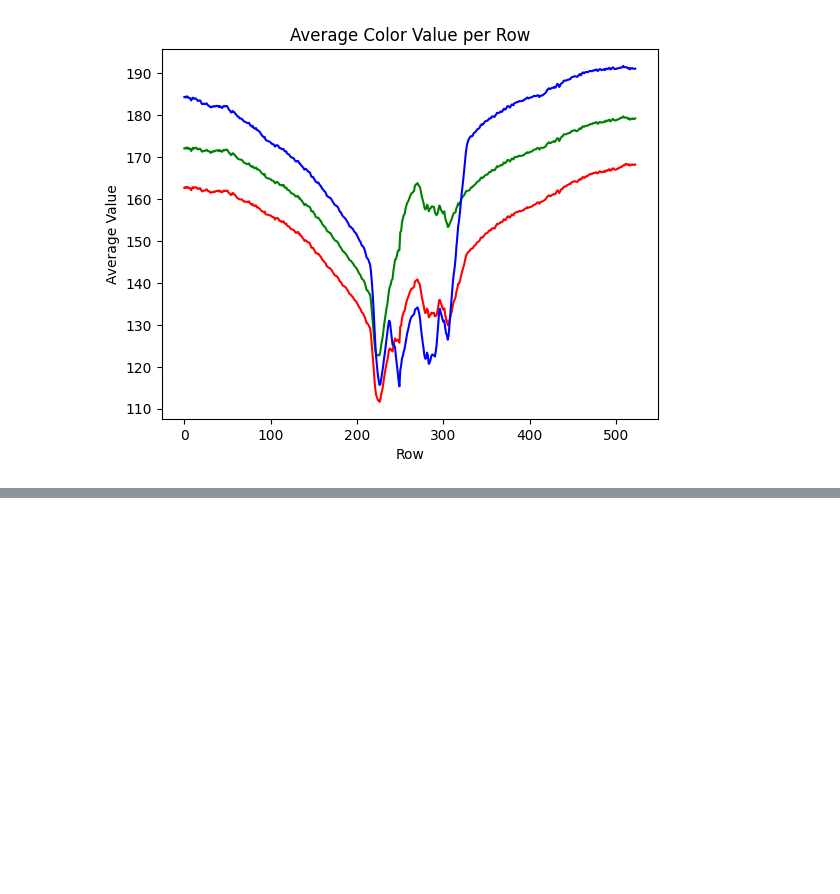
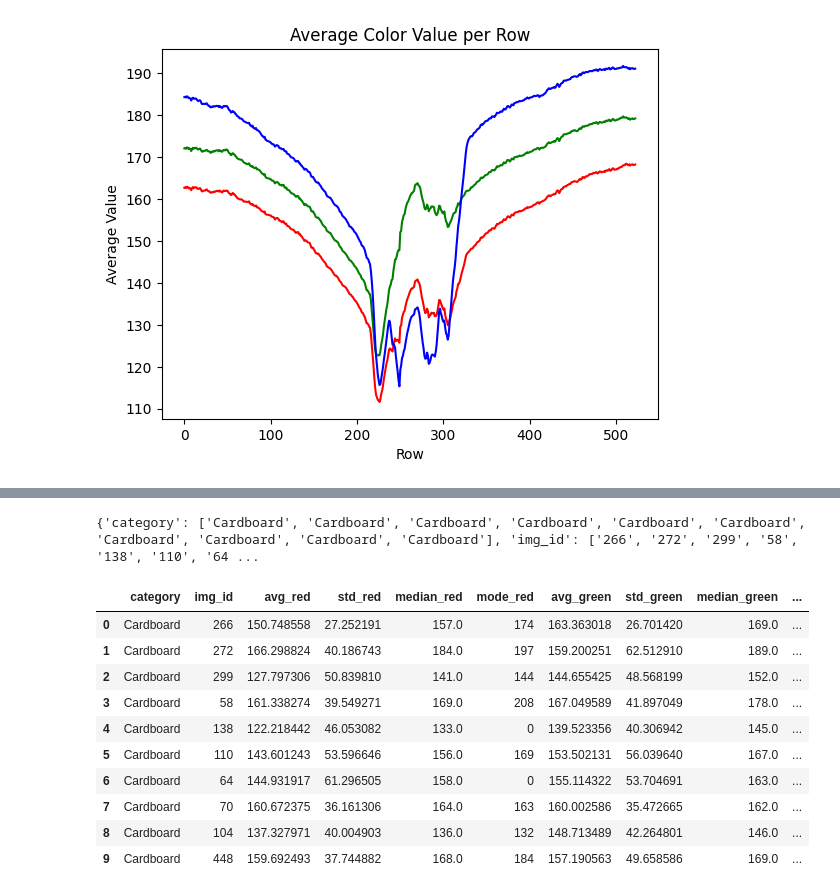
Before and after one commit to mossbiscuits/cs5830_final, a Jupyter notebook: final_project.ipynb, the cells around one changed output, grey strips where cells are left out. Saved outputs shown, nothing was run; the diff lists cells and outputs as text; code cells hidden in the pictures; blank space fills up the shorter version.

```diff
--- a/final_project.ipynb
+++ b/final_project.ipynb
@@ -115,0 +125,19 @@ plt.show()
+# %%
+colors = ["red", "green", "blue"]
+
+def get_image_info(img_path):
+    # print(img_path)
+    image_data = plt.imread(img_path)
+    category = img_path.split("/")[-1].split("_")[0]
+    img_id = img_path.split("/")[-1].split("_")[1].split(".")[0]
+
+    image_dict = {"category": category, "img_id": img_id}
+    for i in range(len(colors)):
+        img_color_data = pd.Series(image_data[:,:,i].flatten())
+
+        image_dict[f"avg_{colors[i]}"] = np.mean(img_color_data)
+        image_dict[f"std_{colors[i]}"] = np.std(img_color_data)
+        image_dict[f"median_{colors[i]}"] = np.median(img_color_data)
+        image_dict[f"mode_{colors[i]}"] = stats.mode(img_color_data).mode
+
+    return image_dict
@@ -115,0 +163,30 @@ plt.show()
+# %%
+category = "Cardboard"
+num_imgs = 10
+
+img_data = {}
+for i in range(num_imgs):
+    img_path = img_paths[category][i]
+    img_dict = get_image_info(img_path)
+    for img_key in img_dict.keys():
+        if img_key in img_data.keys():
+            img_data[img_key].append(img_dict[img_key])
+        else:
+            img_data[img_key] = [img_dict[img_key]]
+# %% [output]
+{'category': ['Cardboard', 'Cardboard', 'Cardboard', 'Cardboard', 'Cardboard', 'Cardboard', 'Cardboard', 'Cardboard', 'Cardboard', 'Cardboard'], 'img_id': ['266', '272', '299', '58', '138', '110', '64 ...
+# %%
+imgs_df = pd.DataFrame.from_dict(img_data)
+imgs_df
+# %% [output]
+|  | category | img_id | avg_red | std_red | median_red | mode_red | avg_green | std_green | median_green | ... |
+| 0 | Cardboard | 266 | 150.748558 | 27.252191 | 157.0 | 174 | 163.363018 | 26.701420 | 169.0 | ... |
+| 1 | Cardboard | 272 | 166.298824 | 40.186743 | 184.0 | 197 | 159.200251 | 62.512910 | 189.0 | ... |
+| 2 | Cardboard | 299 | 127.797306 | 50.839810 | 141.0 | 144 | 144.655425 | 48.568199 | 152.0 | ... |
+| 3 | Cardboard | 58 | 161.338274 | 39.549271 | 169.0 | 208 | 167.049589 | 41.897049 | 178.0 | ... |
+| 4 | Cardboard | 138 | 122.218442 | 46.053082 | 133.0 | 0 | 139.523356 | 40.306942 | 145.0 | ... |
+| 5 | Cardboard | 110 | 143.601243 | 53.596646 | 156.0 | 169 | 153.502131 | 56.039640 | 167.0 | ... |
+| 6 | Cardboard | 64 | 144.931917 | 61.296505 | 158.0 | 0 | 155.114322 | 53.704691 | 163.0 | ... |
+| 7 | Cardboard | 70 | 160.672375 | 36.161306 | 164.0 | 163 | 160.002586 | 35.472665 | 162.0 | ... |
+| 8 | Cardboard | 104 | 137.327971 | 40.004903 | 136.0 | 132 | 148.713489 | 42.264801 | 146.0 | ... |
+| 9 | Cardboard | 448 | 159.692493 | 37.744882 | 168.0 | 184 | 157.190563 | 49.658586 | 169.0 | ... |
```
Also changed, not shown: parts of 6 cells of this notebook, 1 other file.
